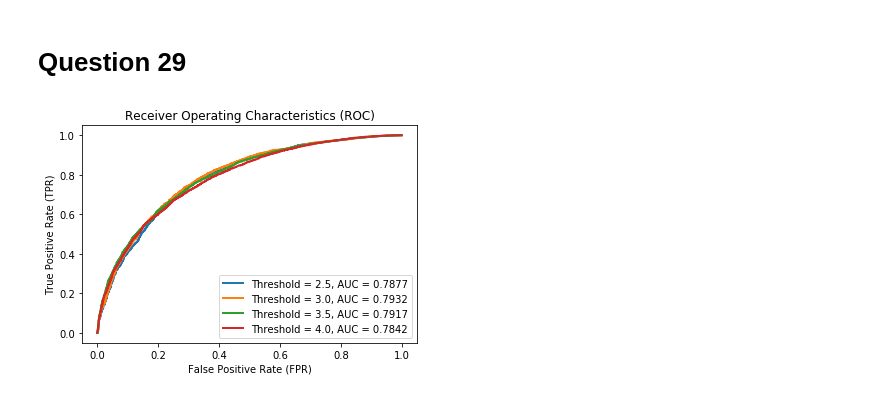
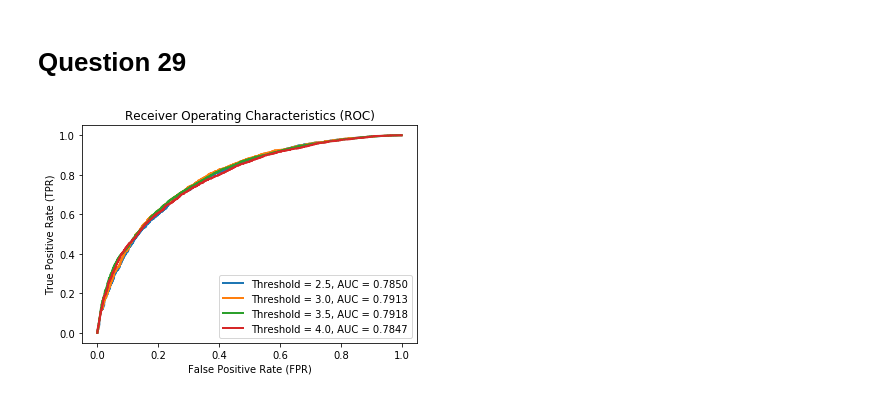
Before and after one commit to NaveganteX/Collaborative-Filtering-1, a Jupyter notebook: EE219_Project3.ipynb, the cells around one changed output. Drawn from its saved outputs; the diff is of its cells as text; code cells hidden in the pictures.

```diff
--- a/EE219_Project3.ipynb
+++ b/EE219_Project3.ipynb
@@ -875,31 +881,31 @@ When k is 6, the minimum RMSE is 1.357729
 # %%
 from sklearn.metrics import roc_curve, auc
 from surprise.model_selection import train_test_split
 
 trainset, testset = train_test_split(data_in_ratings, test_size=0.1, random_state=0)
 thresholds = [2.5,3,3.5,4]
 
-svd = SVD(n_factors=50, biased=True)
+svd = SVD(n_factors=32, biased=True)
 svd.fit(trainset)
 predictions = svd.test(testset) #list of prediction object: contains attribute r_ui (true rating) and est (estimated rating)
 
 true_ratings = np.array([i.r_ui for i in predictions])
 pred_ratings = np.array([i.est for i in predictions])
 
 plt.figure()
 for t in thresholds:
     y_true = true_ratings>=t
     y_pred = pred_ratings
     FPR, TPR, _ = roc_curve(y_true, y_pred)
     roc_auc = auc(FPR, TPR)
     #plt.figure()
     plt.plot(FPR, TPR, lw=2, label='Threshold = %0.1f, AUC = %0.4f' % (t,roc_auc))
     plt.xlabel('False Positive Rate (FPR)')
     plt.ylabel('True Positive Rate (TPR)')
     plt.legend(loc ='lower right')
     plt.title('Receiver Operating Characteristics (ROC)')
     #plt.title('Receiver Operating Characteristics (ROC) for threshold = %0.1f' %t)
 
 plt.show()
 # %% [output]
-[figure, old version]
+[figure, new version]
```
Also changed, not shown: parts of 6 cells of this notebook.
